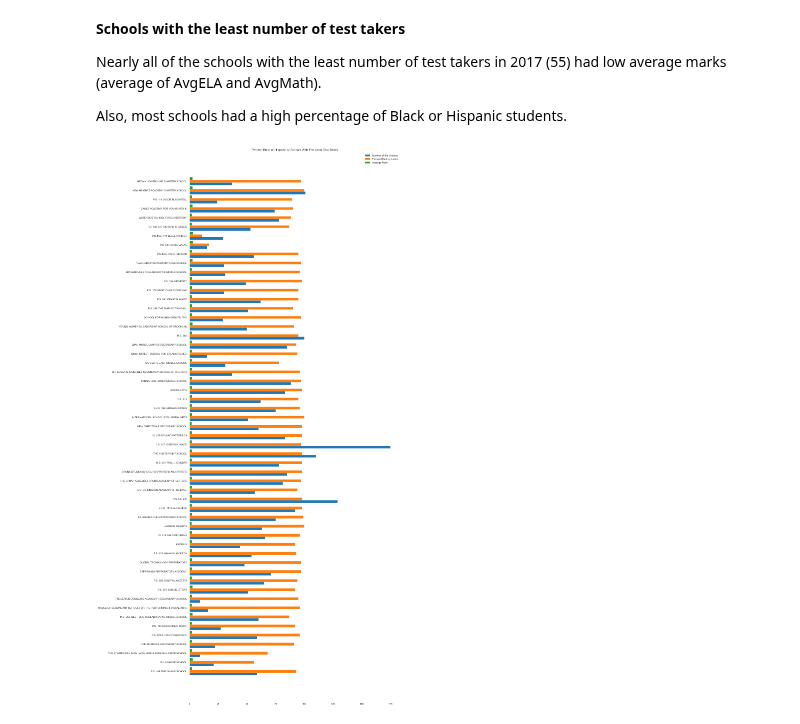
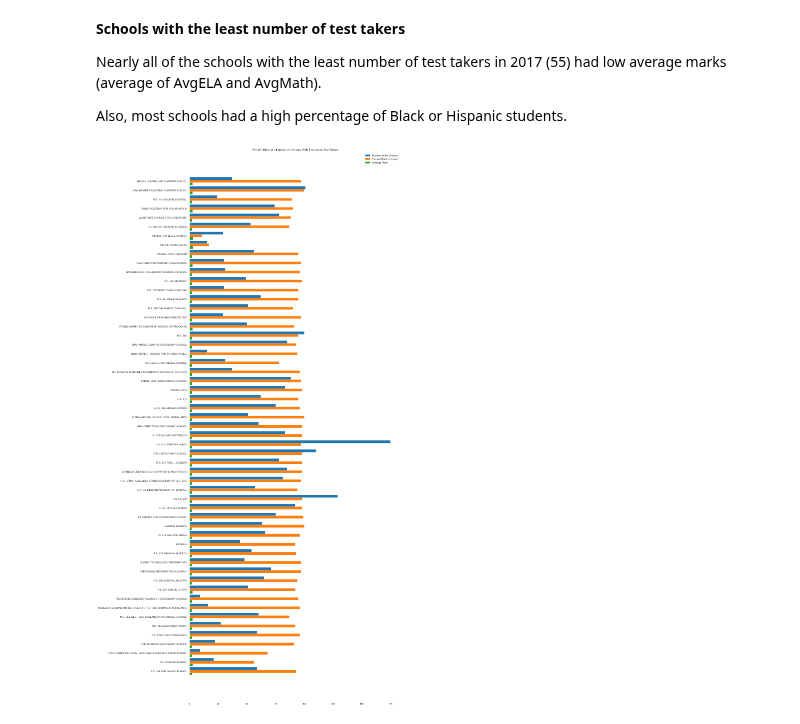
Before and after one commit to dj-m/CapstoneTwo, a Jupyter notebook: notebooks/CapstoneTwo_PredictingHighSchoolAdmissionsOffers.ipynb, the cells around one changed output. Cells and saved outputs as stored; diff of their text form; code cells hidden in the pictures.

```diff
--- a/notebooks/CapstoneTwo_PredictingHighSchoolAdmissionsOffers.ipynb
+++ b/notebooks/CapstoneTwo_PredictingHighSchoolAdmissionsOffers.ipynb
@@ -423,14 +423,15 @@ Also, most schools had a high percentage of Black or Hispanic students.
 # %%
 least_testtakers = df_main[df_main.NumTestTakers == 0]
 _ = plt.figure(figsize = (15,40))
 _ = plt.title('Percent Black or Hispanic of Schools With The Least Test Takers')
 h = 0.3
-eighth_graders = plt.barh(np.arange(len(least_testtakers))-h, least_testtakers.count_of_students_in_hs_admissions,
+eighth_graders = plt.barh(np.arange(len(least_testtakers))+h, least_testtakers.count_of_students_in_hs_admissions,
                          height = h, label = 'Number of 8th Graders')
 pct_blk_hisp = plt.barh(np.arange(len(least_testtakers)), least_testtakers.PctBlackOrHispanic, height = h,
                         label = 'Percent Black or Latino')
-average_mark = plt.barh(np.arange(len(least_testtakers))+h, least_testtakers.AvgMark, height = h, label = 'Average Mark')
+average_mark = plt.barh(np.arange(len(least_testtakers))-h, least_testtakers.AvgMark, height = h,
+                        label = 'Average Mark')
 plt.yticks(np.arange(len(least_testtakers)), least_testtakers.feeder_school_name)
 _ = plt.legend(handles=[eighth_graders,pct_blk_hisp,average_mark], loc = 'upper right')
 # %% [output]
-[figure, old version]
+[figure, new version]
```
Also changed, not shown: parts of 4 cells of this notebook.
